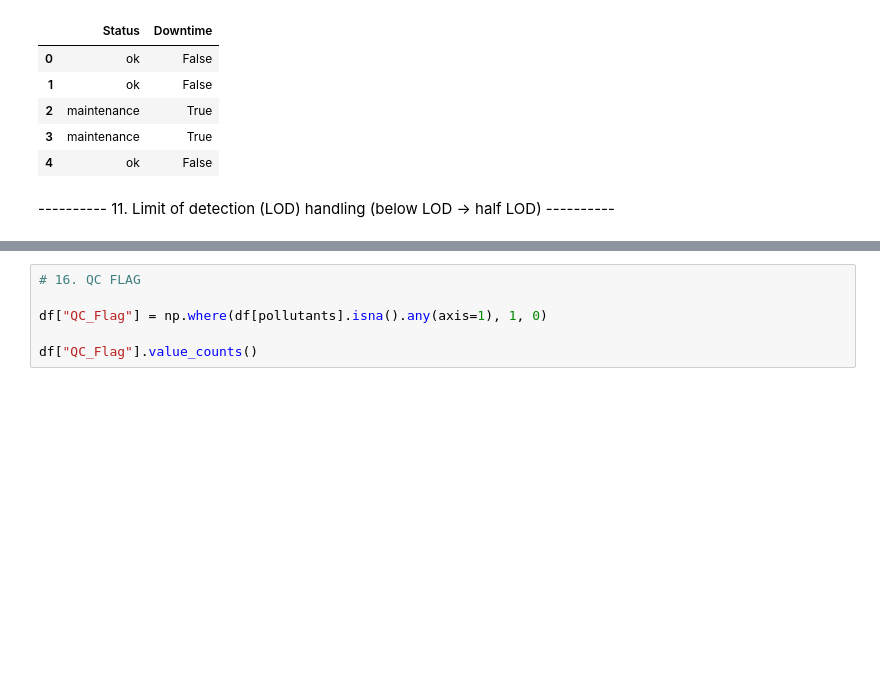
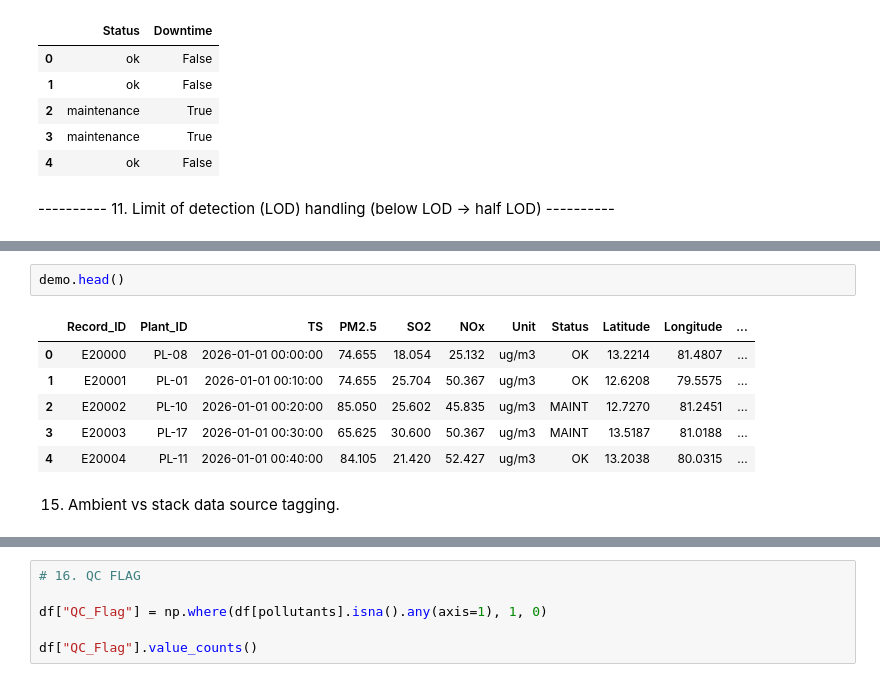
Before and after one commit to Harshi-63/Pollution_Control--CG, a Jupyter notebook: cleaning.ipynb, the cells around one changed output, grey strips where cells are left out. Saved outputs shown, nothing was run; the diff lists cells and outputs as text; blank space fills up the shorter version.

```diff
--- a/cleaning.ipynb
+++ b/cleaning.ipynb
@@ -343,0 +368,11 @@ Length: 1, dtype: str
+# %%
+demo.head()
+# %% [output]
+|  | Record_ID | Plant_ID | TS | PM2.5 | SO2 | NOx | Unit | Status | Latitude | Longitude | ... |
+| 0 | E20000 | PL-08 | 2026-01-01 00:00:00 | 74.655 | 18.054 | 25.132 | ug/m3 | OK | 13.2214 | 81.4807 | ... |
+| 1 | E20001 | PL-01 | 2026-01-01 00:10:00 | 74.655 | 25.704 | 50.367 | ug/m3 | OK | 12.6208 | 79.5575 | ... |
+| 2 | E20002 | PL-10 | 2026-01-01 00:20:00 | 85.050 | 25.602 | 45.835 | ug/m3 | MAINT | 12.7270 | 81.2451 | ... |
+| 3 | E20003 | PL-17 | 2026-01-01 00:30:00 | 65.625 | 30.600 | 50.367 | ug/m3 | MAINT | 13.5187 | 81.0188 | ... |
+| 4 | E20004 | PL-11 | 2026-01-01 00:40:00 | 84.105 | 21.420 | 52.427 | ug/m3 | OK | 13.2038 | 80.0315 | ... |
+# %% [markdown]
+15. Ambient vs stack data source tagging.
```
Also changed, not shown: parts of 26 cells of this notebook, 2 other files.
